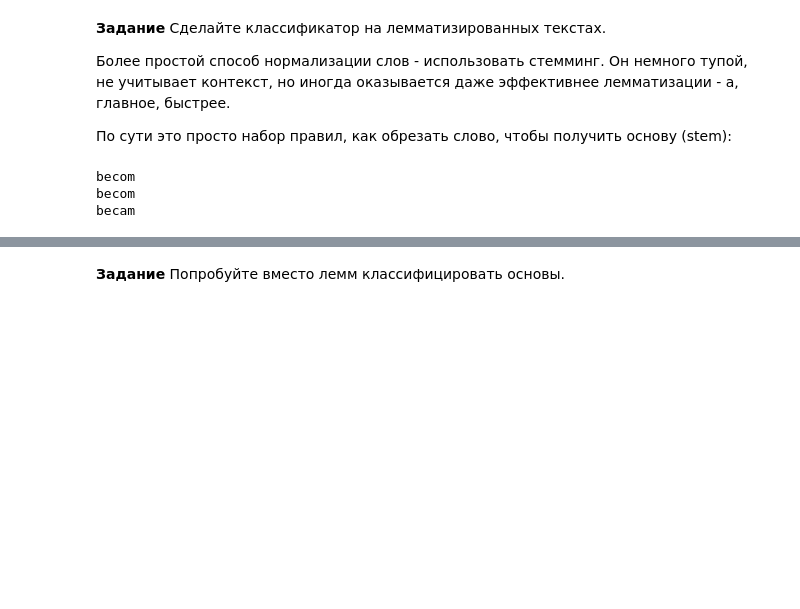
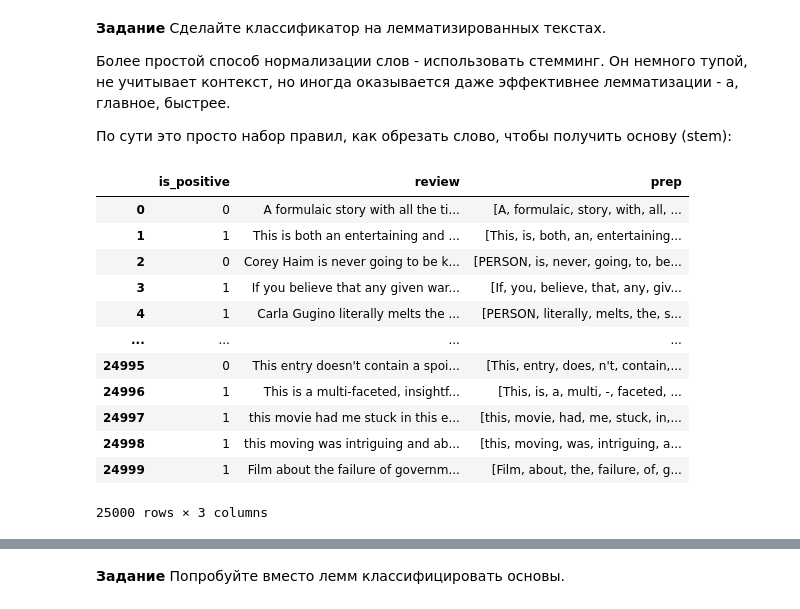
Before and after one commit to IvanKurkov/GB_NLP, a Jupyter notebook: Learn6_Анализ_тональности_текста/HW6.ipynb, the cells around one changed output, grey strips where cells are left out. Cells and saved outputs as stored; diff of their text form; code cells hidden in the pictures; blank space fills up the shorter version.

```diff
--- a/Learn6_Анализ_тональности_текста/HW6.ipynb
+++ b/Learn6_Анализ_тональности_текста/HW6.ipynb
@@ -446,7 +443,7 @@ for doc in docs:
             spam.append(token.ent_type_)
         elif token.ent_iob_ == 'O':
             spam.append(token.orth_)
-    spam = ' '.join(spam)
+
     train_docs.append(spam)
 # %%
 docs = [doc for doc in nlp.pipe(test_df.review.values)]
@@ -459,7 +456,7 @@ for doc in docs:
             spam.append(token.ent_type_)
         elif token.ent_iob_ == 'O':
             spam.append(token.orth_)
-    spam = ' '.join(spam)
+
     test_docs.append(spam)
 # %% [markdown]
 Весь этот процесс очень долгий, поэтому я предподсчитал всё.
@@ -477,15 +489,22 @@ with open('test_docs.pkl', 'rb') as f:
 Более простой способ нормализации слов - использовать стемминг. Он немного тупой, не учитывает контекст, но иногда оказывается даже эффективнее лемматизации - а, главное, быстрее.
 
 По сути это просто набор правил, как обрезать слово, чтобы получить основу (stem):
-# %%
-from nltk import PorterStemmer
-
-stemmer = PorterStemmer()
-
-print(stemmer.stem('become'))
-print(stemmer.stem('becomes'))
-print(stemmer.stem('became'))
-# %% [output]
-becom
-becom
-becam
+# %%
+train_df['prep'] = train_docs
+test_df['prep'] = test_docs
+# %%
+test_df
+# %% [output]
+|  | is_positive | review | prep |
+| 0 | 0 | A formulaic story with all the ti... | [A, formulaic, story, with, all, ... |
+| 1 | 1 | This is both an entertaining and ... | [This, is, both, an, entertaining... |
+| 2 | 0 | Corey Haim is never going to be k... | [PERSON, is, never, going, to, be... |
+| 3 | 1 | If you believe that any given war... | [If, you, believe, that, any, giv... |
+| 4 | 1 | Carla Gugino literally melts the ... | [PERSON, literally, melts, the, s... |
+| ... | ... | ... | ... |
+| 24995 | 0 | This entry doesn't contain a spoi... | [This, entry, does, n't, contain,... |
+| 24996 | 1 | This is a multi-faceted, insightf... | [This, is, a, multi, -, faceted, ... |
+| 24997 | 1 | this movie had me stuck in this e... | [this, movie, had, me, stuck, in,... |
+| 24998 | 1 | this moving was intriguing and ab... | [this, moving, was, intriguing, a... |
+| 24999 | 1 | Film about the failure of governm... | [Film, about, the, failure, of, g... |
+25000 rows × 3 columns
```
Also changed, not shown: parts of 23 cells of this notebook, 1 other file.
